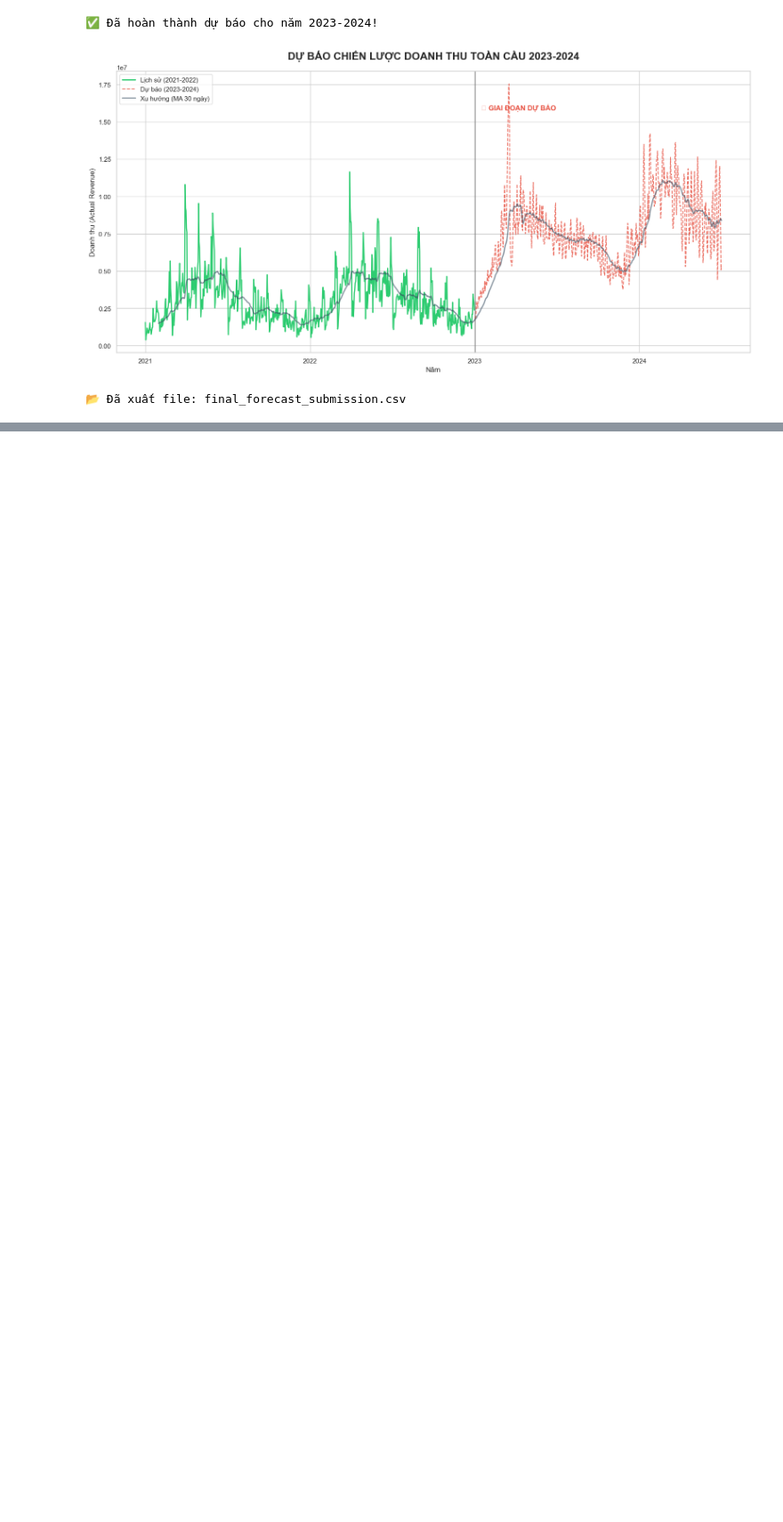
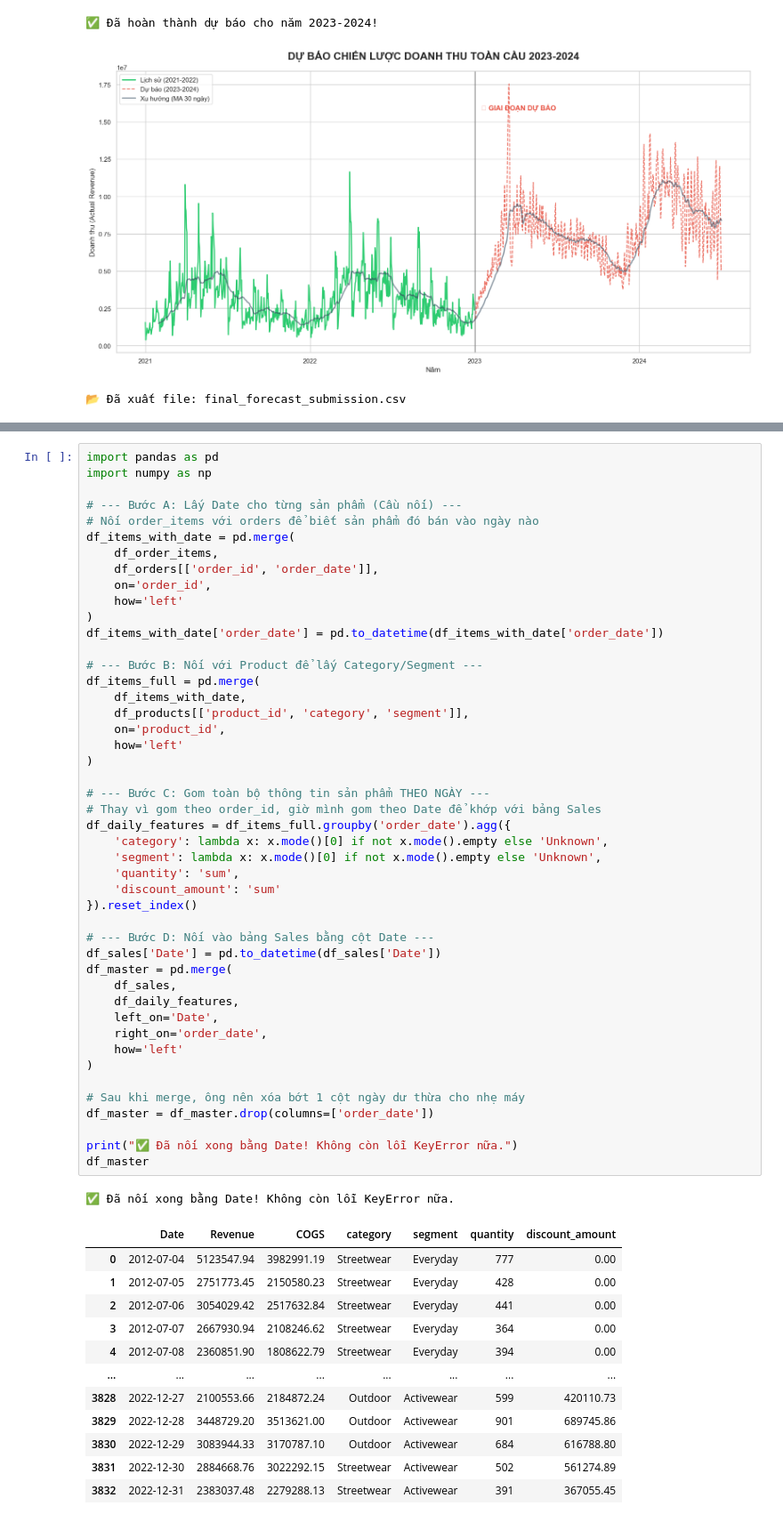
Before and after one commit to lamducanhkhoarubik-spec/Datathon_UITUT, a Jupyter notebook: code/eda/predictive.ipynb, the cells around one changed output, grey strips where cells are left out. Shown at 89% size. Drawn from its saved outputs; the diff is of its cells as text; blank space fills up the shorter version.

```diff
--- a/code/eda/predictive.ipynb
+++ b/code/eda/predictive.ipynb
@@ -340,0 +620,60 @@ ConversionError: Failed to convert value(s) to axis units: Timestamp('2023-01-01
+# %%
+import pandas as pd
+import numpy as np
+
+# --- Bước A: Lấy Date cho từng sản phẩm (Cầu nối) ---
+# Nối order_items với orders để biết sản phẩm đó bán vào ngày nào
+df_items_with_date = pd.merge(
+    df_order_items,
+    df_orders[['order_id', 'order_date']],
+    on='order_id',
+    how='left'
+)
+df_items_with_date['order_date'] = pd.to_datetime(df_items_with_date['order_date'])
+
+# --- Bước B: Nối với Product để lấy Category/Segment ---
+df_items_full = pd.merge(
+    df_items_with_date,
+    df_products[['product_id', 'category', 'segment']],
+    on='product_id',
+    how='left'
+)
+
+# --- Bước C: Gom toàn bộ thông tin sản phẩm THEO NGÀY ---
+# Thay vì gom theo order_id, giờ mình gom theo Date để khớp với bảng Sales
+df_daily_features = df_items_full.groupby('order_date').agg({
+    'category': lambda x: x.mode()[0] if not x.mode().empty else 'Unknown',
+    'segment': lambda x: x.mode()[0] if not x.mode().empty else 'Unknown',
+    'quantity': 'sum',
+    'discount_amount': 'sum'
+}).reset_index()
+
+# --- Bước D: Nối vào bảng Sales bằng cột Date ---
+df_sales['Date'] = pd.to_datetime(df_sales['Date'])
+df_master = pd.merge(
+    df_sales,
+    df_daily_features,
+    left_on='Date',
+    right_on='order_date',
+    how='left'
+)
+
+# Sau khi merge, ông nên xóa bớt 1 cột ngày dư thừa cho nhẹ máy
+df_master = df_master.drop(columns=['order_date'])
+
+print("✅ Đã nối xong bằng Date! Không còn lỗi KeyError nữa.")
+df_master
+# %% [output]
+✅ Đã nối xong bằng Date! Không còn lỗi KeyError nữa.
+|  | Date | Revenue | COGS | category | segment | quantity | discount_amount |
+| 0 | 2012-07-04 | 5123547.94 | 3982991.19 | Streetwear | Everyday | 777 | 0.00 |
+| 1 | 2012-07-05 | 2751773.45 | 2150580.23 | Streetwear | Everyday | 428 | 0.00 |
+| 2 | 2012-07-06 | 3054029.42 | 2517632.84 | Streetwear | Everyday | 441 | 0.00 |
+| 3 | 2012-07-07 | 2667930.94 | 2108246.62 | Streetwear | Everyday | 364 | 0.00 |
+| 4 | 2012-07-08 | 2360851.90 | 1808622.79 | Streetwear | Everyday | 394 | 0.00 |
+| ... | ... | ... | ... | ... | ... | ... | ... |
+| 3828 | 2022-12-27 | 2100553.66 | 2184872.24 | Outdoor | Activewear | 599 | 420110.73 |
+| 3829 | 2022-12-28 | 3448729.20 | 3513621.00 | Outdoor | Activewear | 901 | 689745.86 |
+| 3830 | 2022-12-29 | 3083944.33 | 3170787.10 | Outdoor | Activewear | 684 | 616788.80 |
+| 3831 | 2022-12-30 | 2884668.76 | 3022292.15 | Streetwear | Activewear | 502 | 561274.89 |
+| 3832 | 2022-12-31 | 2383037.48 | 2279288.13 | Streetwear | Activewear | 391 | 367055.45 |
```
Also changed, not shown: parts of 19 cells of this notebook, 3 other files.
